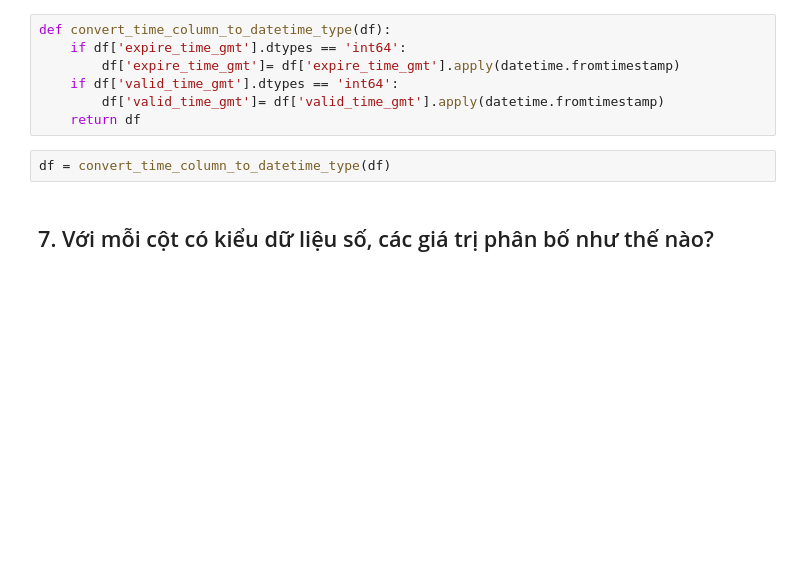
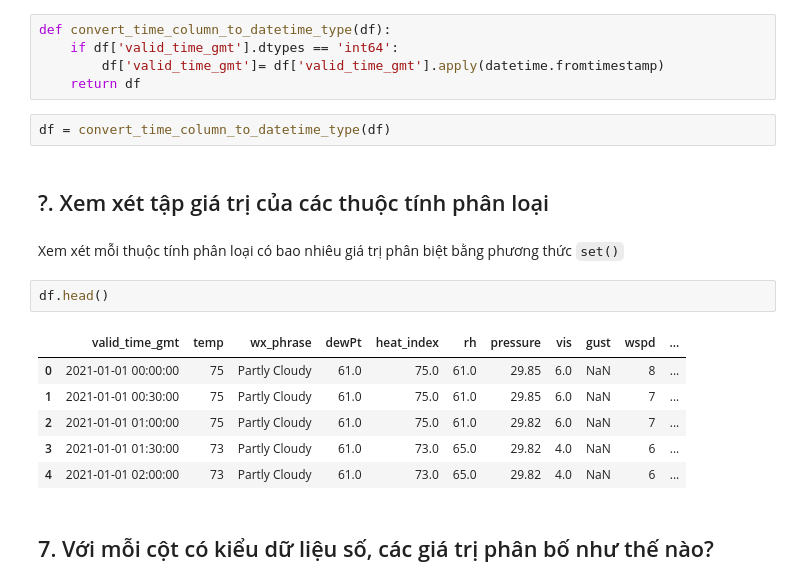
Before and after one commit to duongtanton/NP-KHDL-Gr9, a Jupyter notebook: Data-Exploration.ipynb, the cells around one changed output. Cells and saved outputs as stored; diff of their text form; blank space fills up the shorter version.

```diff
--- a/Data-Exploration.ipynb
+++ b/Data-Exploration.ipynb
@@ -153,13 +180,24 @@ Ta có thể thấy, cột `expire_time_gmt` và cột `valid_time_gmt` nên là
 Ta nên đưa giá trị 2 cột này về dạng datetime để có thể nhìn nhận và khám phá dễ hơn
 # %%
 def convert_time_column_to_datetime_type(df):
-    if df['expire_time_gmt'].dtypes == 'int64':
-        df['expire_time_gmt']= df['expire_time_gmt'].apply(datetime.fromtimestamp)
     if df['valid_time_gmt'].dtypes == 'int64':
         df['valid_time_gmt']= df['valid_time_gmt'].apply(datetime.fromtimestamp)
     return df
 # %%
 df = convert_time_column_to_datetime_type(df)
+# %% [markdown]
+## ?. Xem xét tập giá trị của các thuộc tính phân loại
+# %% [markdown]
+Xem xét mỗi thuộc tính phân loại có bao nhiêu giá trị phân biệt bằng phương thức `set()`
+# %%
+df.head()
+# %% [output]
+|  | valid_time_gmt | temp | wx_phrase | dewPt | heat_index | rh | pressure | vis | gust | wspd | ... |
+| 0 | 2021-01-01 00:00:00 | 75 | Partly Cloudy | 61.0 | 75.0 | 61.0 | 29.85 | 6.0 | NaN | 8 | ... |
+| 1 | 2021-01-01 00:30:00 | 75 | Partly Cloudy | 61.0 | 75.0 | 61.0 | 29.85 | 6.0 | NaN | 7 | ... |
+| 2 | 2021-01-01 01:00:00 | 75 | Partly Cloudy | 61.0 | 75.0 | 61.0 | 29.82 | 6.0 | NaN | 7 | ... |
+| 3 | 2021-01-01 01:30:00 | 73 | Partly Cloudy | 61.0 | 73.0 | 65.0 | 29.82 | 4.0 | NaN | 6 | ... |
+| 4 | 2021-01-01 02:00:00 | 73 | Partly Cloudy | 61.0 | 73.0 | 65.0 | 29.82 | 4.0 | NaN | 6 | ... |
 # %% [markdown]
 ## 7. Với mỗi cột có kiểu dữ liệu số, các giá trị phân bố như thế nào?
 # %% [markdown]
```
Also changed, not shown: parts of 12 cells of this notebook.
